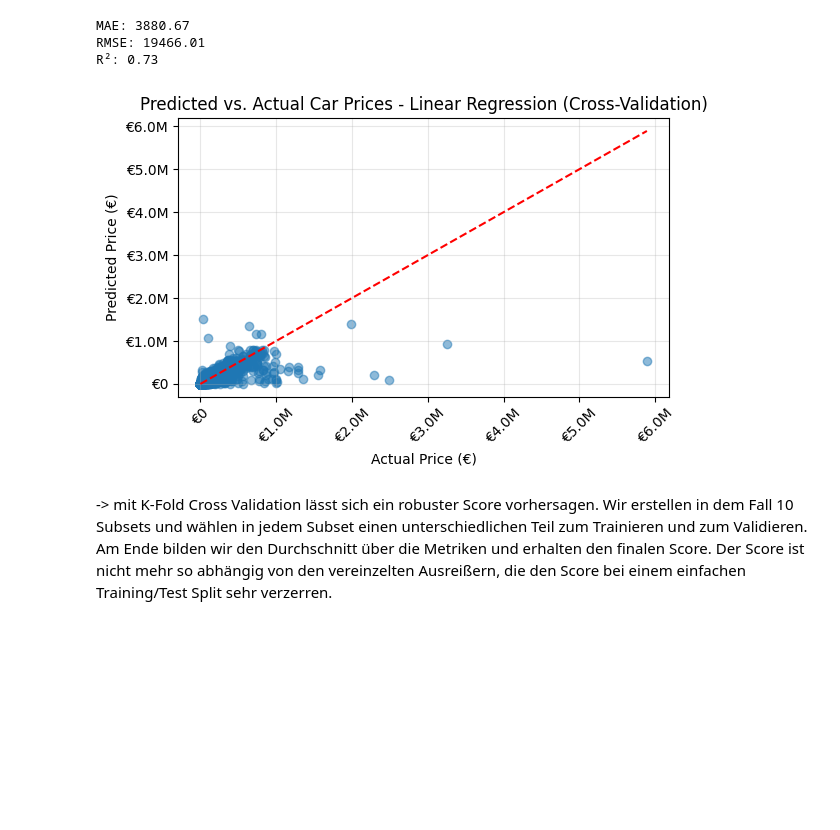
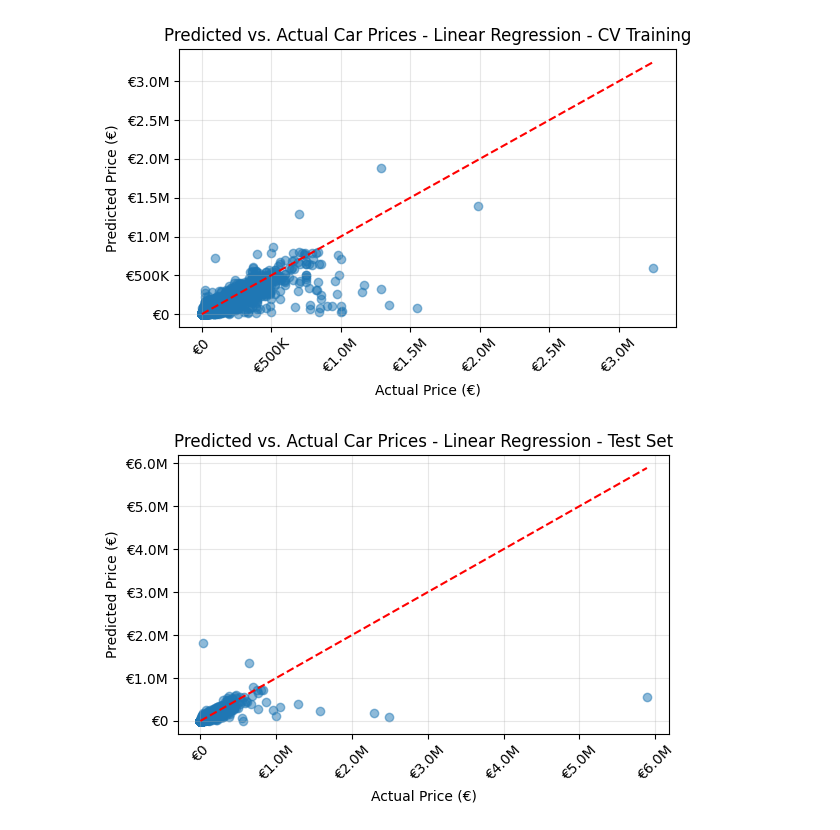
Before and after one commit to kiljos/data_mining, a Jupyter notebook: models/lr/all_fuel_types/lr_impute_logy_cross_valid.ipynb, the cells around one changed output. Saved outputs shown, nothing was run; the diff lists cells and outputs as text; code cells hidden in the pictures; blank space fills up the shorter version.

```diff
--- a/models/lr/all_fuel_types/lr_impute_logy_cross_valid.ipynb
+++ b/models/lr/all_fuel_types/lr_impute_logy_cross_valid.ipynb
@@ -74,9 +92,6 @@ def main():
-# %%
-main()
-# %% [output]
-MAE: 3880.67
-RMSE: 19466.01
-R²: 0.73
-[figure, removed]
-# %% [markdown]
--> mit K-Fold Cross Validation lässt sich ein robuster Score vorhersagen. Wir erstellen in dem Fall 10 Subsets und wählen in jedem Subset einen unterschiedlichen Teil zum Trainieren und zum Validieren. Am Ende bilden wir den Durchschnitt über die Metriken und erhalten den finalen Score. Der Score ist nicht mehr so abhängig von den vereinzelten Ausreißern, die den Score bei einem einfachen Training/Test Split sehr verzerren.
+# %%
+scatter_prediction(y_train, y_pred, "Linear Regression - CV Training")
+scatter_prediction(y_test, y_pred_lr, "Linear Regression - Test Set")
+# %% [output]
+[figure, added]
+[figure, added]
```
Also changed, not shown: parts of 2 cells of this notebook, 3 other files.
